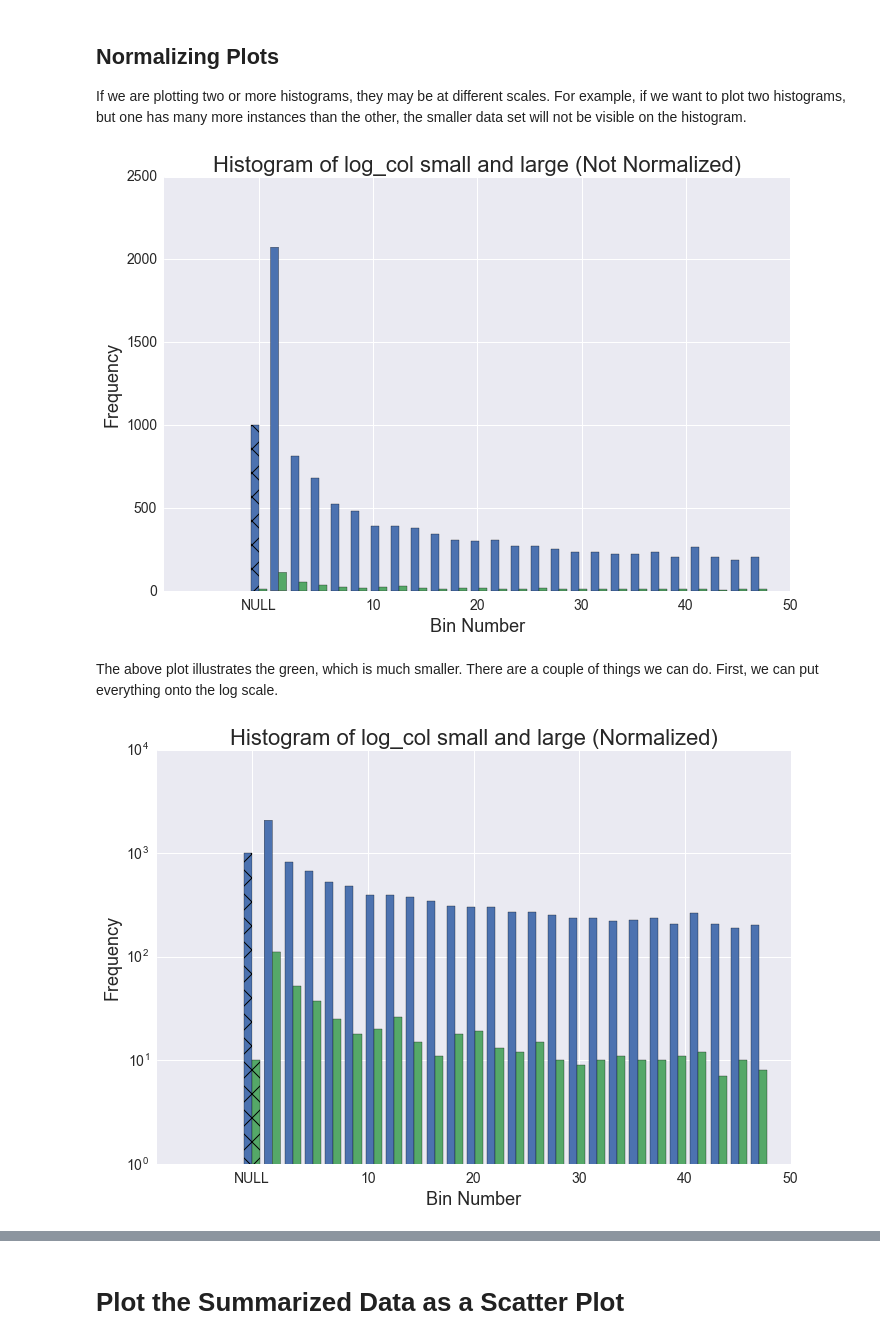
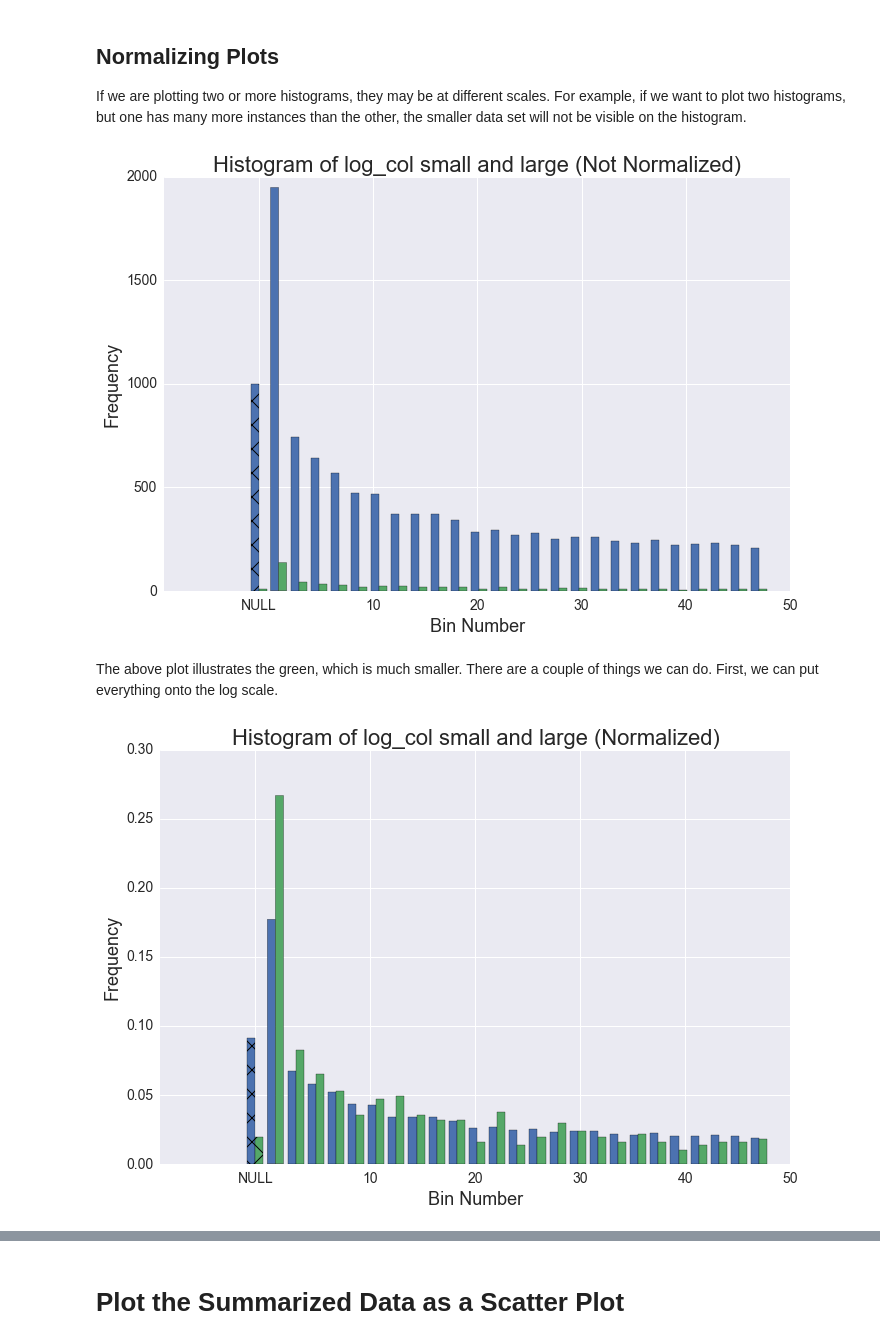
Before and after one commit to gregtam/jupyter-notebook-initializer, a Jupyter notebook: MPP Plotting.ipynb, the cells around one changed output, grey strips where cells are left out. Saved outputs shown, nothing was run; the diff lists cells and outputs as text; code cells hidden in the pictures.

```diff
--- a/MPP Plotting.ipynb
+++ b/MPP Plotting.ipynb
@@ -613,4 +295,2 @@ plt.tight_layout()
 # %% [markdown]
 ## Plotting on a log scale
-# %%
-log_hist_df = get_histogram_values('test_data', 'log_col', nbins=25)
@@ -642,22 +322,22 @@ plt.tight_layout()
 ## Normalizing Plots
 If we are plotting two or more histograms, they may be at different scales. For example, if we want to plot two histograms, but one has many more instances than the other, the smaller data set will not be visible on the histogram.
 # %%
-log_2_hist_df = get_histogram_values('small_test_data', 'log_col', nbins=25)
+log_hist_df_small = get_histogram_values('small_test_data', 'log_col', nbins=25)
 # %%
-plot_numeric_hists([log_hist_df, log_2_hist_df], nbins=25, log=False, normed=False)
+plot_numeric_hists([log_hist_df, log_hist_df_small], nbins=25, normed=False)
 plt.title('Histogram of log_col small and large (Not Normalized)')
 plt.xlabel('Bin Number')
 plt.ylabel('Frequency')
 plt.tight_layout()
 # %% [output]
-[figure, old version]
+[figure, new version]
 # %% [markdown]
 The above plot illustrates the green, which is much smaller. There are a couple of things we can do. First, we can put everything onto the log scale.
 # %%
-plot_numeric_hists([log_hist_df, log_2_hist_df], nbins=25, log=True, normed=False)
+plot_numeric_hists([log_hist_df, log_hist_df_small], nbins=25, normed=True)
 plt.title('Histogram of log_col small and large (Normalized)')
 plt.xlabel('Bin Number')
 plt.ylabel('Frequency')
 plt.tight_layout()
 # %% [output]
-[figure, old version]
+[figure, new version]
```
Also changed, not shown: parts of 37 cells of this notebook, 4 other files.
